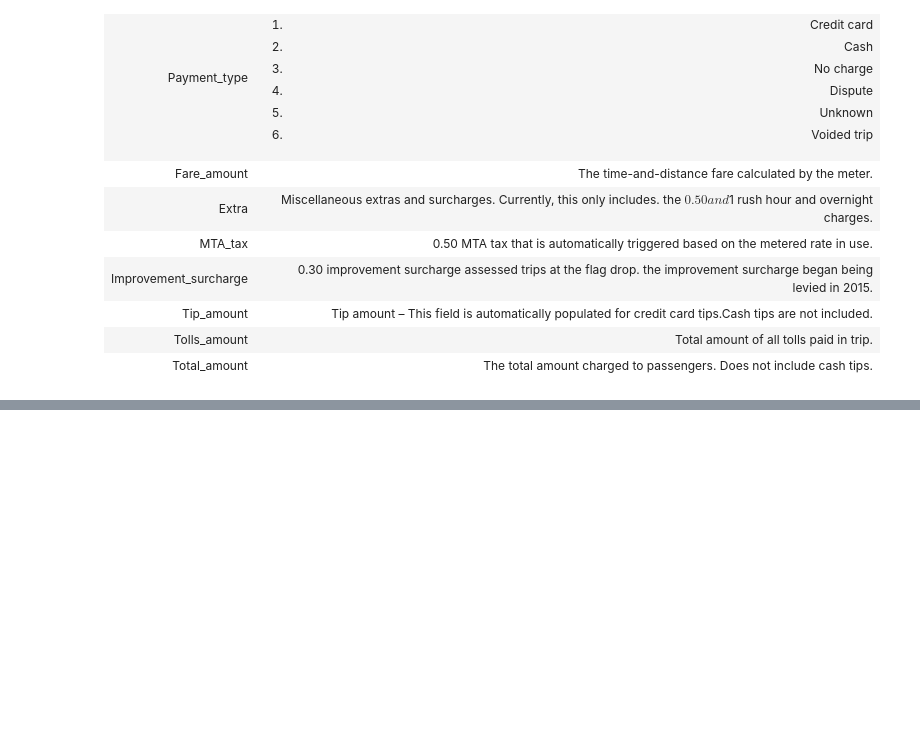
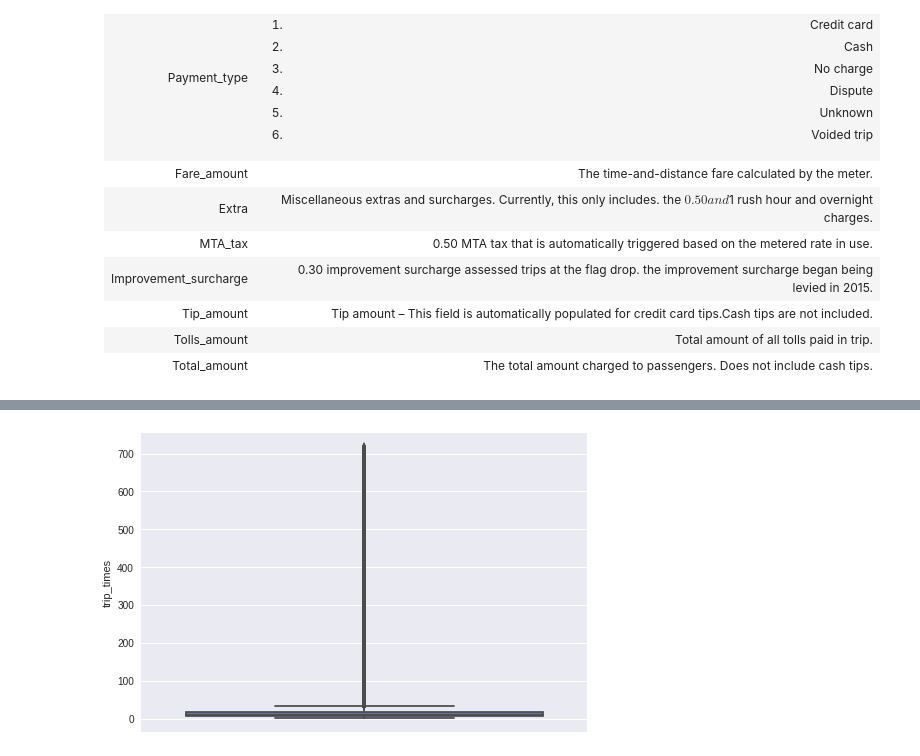
Before and after one commit to hemantmehra/Yellow-Taxi-Demand-Prediction-In-NYC, a Jupyter notebook: Yellow_Taxi_Demand_NYC.ipynb, the cells around one changed output, grey strips where cells are left out. Cells and saved outputs as stored; diff of their text form; code cells hidden in the pictures; blank space fills up the shorter version.

```diff
--- a/Yellow_Taxi_Demand_NYC.ipynb
+++ b/Yellow_Taxi_Demand_NYC.ipynb
@@ -204,0 +325,9 @@ Index(['VendorID', 'tpep_pickup_datetime', 'tpep_dropoff_datetime',
+# %%
+# removing outlier
+frame_with_durations_modified=frame_with_durations[(frame_with_durations.trip_times>1) & (frame_with_durations.trip_times<720)]
+# %%
+# plotting boxplot after removing data
+sns.boxplot(y="trip_times", data =frame_with_durations_modified)
+plt.show()
+# %% [output]
+[figure, added]
```
Also changed, not shown: parts of 22 cells of this notebook.
